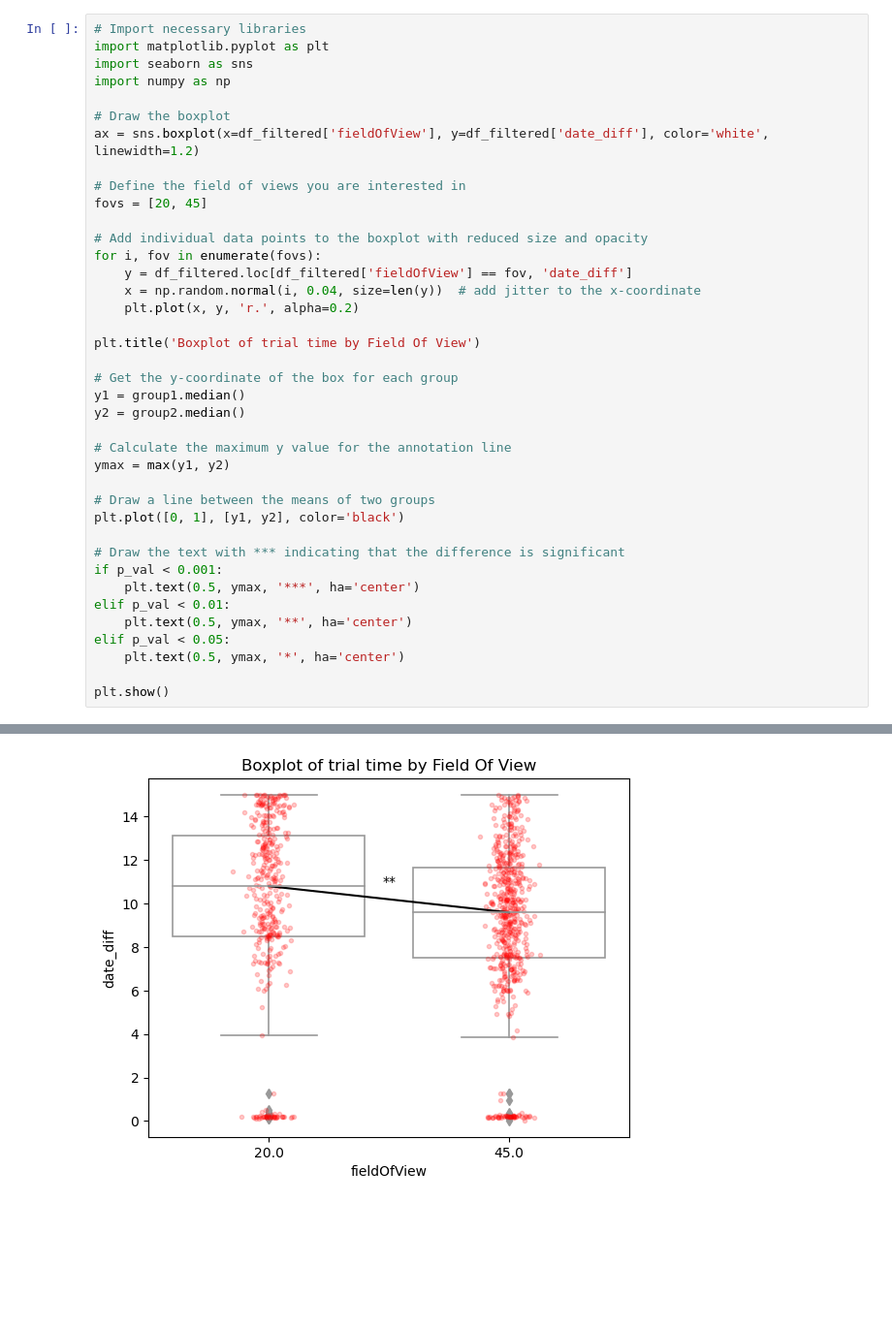
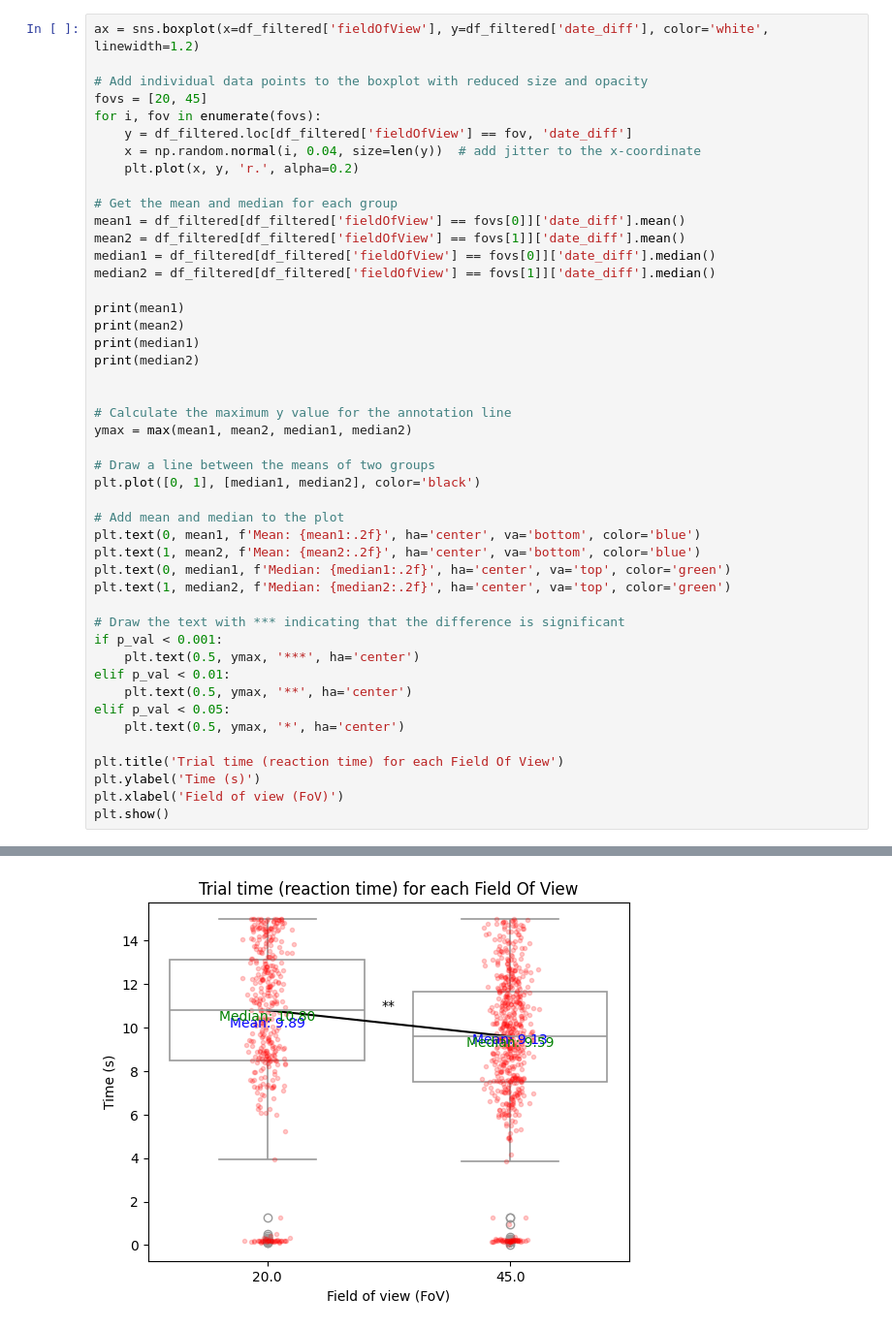
Before and after one commit to paulmoreau40/EEG-POLYRETINA, a Jupyter notebook: EEG_post_behavioral.ipynb, the cells around one changed output, grey strips where cells are left out. Shown at 97% size. Saved outputs shown, nothing was run; the diff lists cells and outputs as text; blank space fills up the shorter version.

```diff
--- a/EEG_post_behavioral.ipynb
+++ b/EEG_post_behavioral.ipynb
@@ -94,32 +69,36 @@ Cohen's d: 0.19350886436750103
 # %%
-# Import necessary libraries
-import matplotlib.pyplot as plt
-import seaborn as sns
-import numpy as np
-
-# Draw the boxplot
 ax = sns.boxplot(x=df_filtered['fieldOfView'], y=df_filtered['date_diff'], color='white', linewidth=1.2)
 
-# Define the field of views you are interested in
+# Add individual data points to the boxplot with reduced size and opacity
 fovs = [20, 45]
-
-# Add individual data points to the boxplot with reduced size and opacity
 for i, fov in enumerate(fovs):
     y = df_filtered.loc[df_filtered['fieldOfView'] == fov, 'date_diff']
     x = np.random.normal(i, 0.04, size=len(y))  # add jitter to the x-coordinate
     plt.plot(x, y, 'r.', alpha=0.2)
 
-plt.title('Boxplot of trial time by Field Of View')
+# Get the mean and median for each group
+mean1 = df_filtered[df_filtered['fieldOfView'] == fovs[0]]['date_diff'].mean()
+mean2 = df_filtered[df_filtered['fieldOfView'] == fovs[1]]['date_diff'].mean()
+median1 = df_filtered[df_filtered['fieldOfView'] == fovs[0]]['date_diff'].median()
+median2 = df_filtered[df_filtered['fieldOfView'] == fovs[1]]['date_diff'].median()
 
-# Get the y-coordinate of the box for each group
-y1 = group1.median()
-y2 = group2.median()
+print(mean1)
+print(mean2)
+print(median1)
+print(median2)
+
 
 # Calculate the maximum y value for the annotation line
-ymax = max(y1, y2)
+ymax = max(mean1, mean2, median1, median2)
 
 # Draw a line between the means of two groups
-plt.plot([0, 1], [y1, y2], color='black')
+plt.plot([0, 1], [median1, median2], color='black')
+
+# Add mean and median to the plot
+plt.text(0, mean1, f'Mean: {mean1:.2f}', ha='center', va='bottom', color='blue')
+plt.text(1, mean2, f'Mean: {mean2:.2f}', ha='center', va='bottom', color='blue')
+plt.text(0, median1, f'Median: {median1:.2f}', ha='center', va='top', color='green')
+plt.text(1, median2, f'Median: {median2:.2f}', ha='center', va='top', color='green')
 
 # Draw the text with *** indicating that the difference is significant
 if p_val < 0.001:
@@ -129,5 +108,8 @@ elif p_val < 0.01:
 elif p_val < 0.05:
     plt.text(0.5, ymax, '*', ha='center')
 
+plt.title('Trial time (reaction time) for each Field Of View')
+plt.ylabel('Time (s)')
+plt.xlabel('Field of view (FoV)')
 plt.show()
 # %% [output]
@@ -134 +120 @@ plt.show()
-[figure, old version]
+[figure, new version]
```
Also changed, not shown: parts of 5 cells of this notebook, 1 other file.
